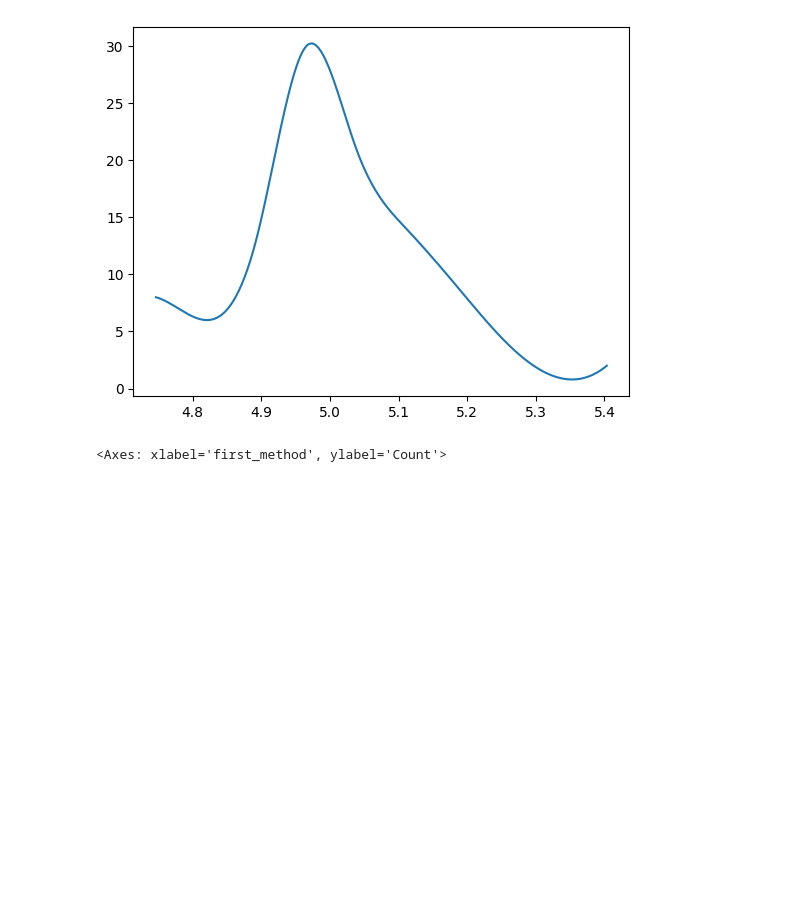
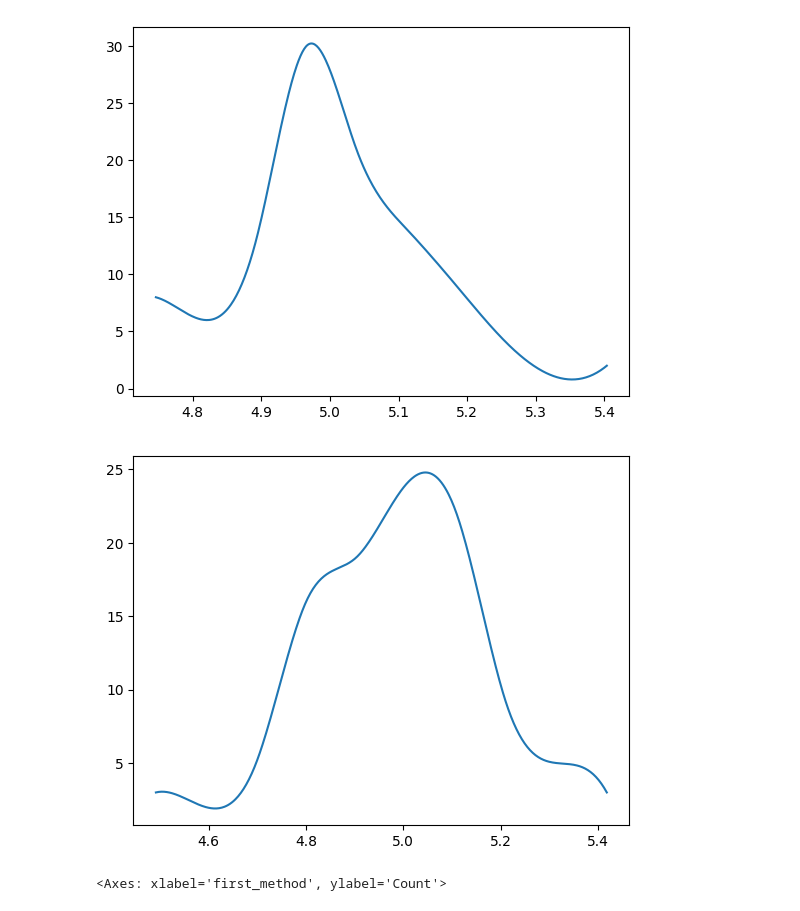
Before and after one commit to Rodnik05/ITMO_physics_lab_1, a Jupyter notebook: data_analysis.ipynb, the cells around one changed output. Cells and saved outputs as stored; diff of their text form; code cells hidden in the pictures; blank space fills up the shorter version.

```diff
--- a/data_analysis.ipynb
+++ b/data_analysis.ipynb
@@ -118,6 +134,24 @@ plt.plot(X_, Y_)
 plt.show()
 # %% [output]
 [figure]
+# %%
+x = middle_coords(bins2)
+y = counts2
+
+X_Y_Spline = make_interp_spline(x, y)
+
+# Returns evenly spaced numbers
+# over a specified interval.
+X_ = np.linspace(x.min(), x.max(), 500)
+Y_ = X_Y_Spline(X_)
+
+# Plotting the Graph
+plt.plot(X_, Y_)
+# plt.xlabel("X")
+# plt.ylabel("Y")
+plt.show()
+# %% [output]
+[figure, added]
 # %%
 import seaborn
 
```
Also changed, not shown: parts of 1 cell of this notebook.
